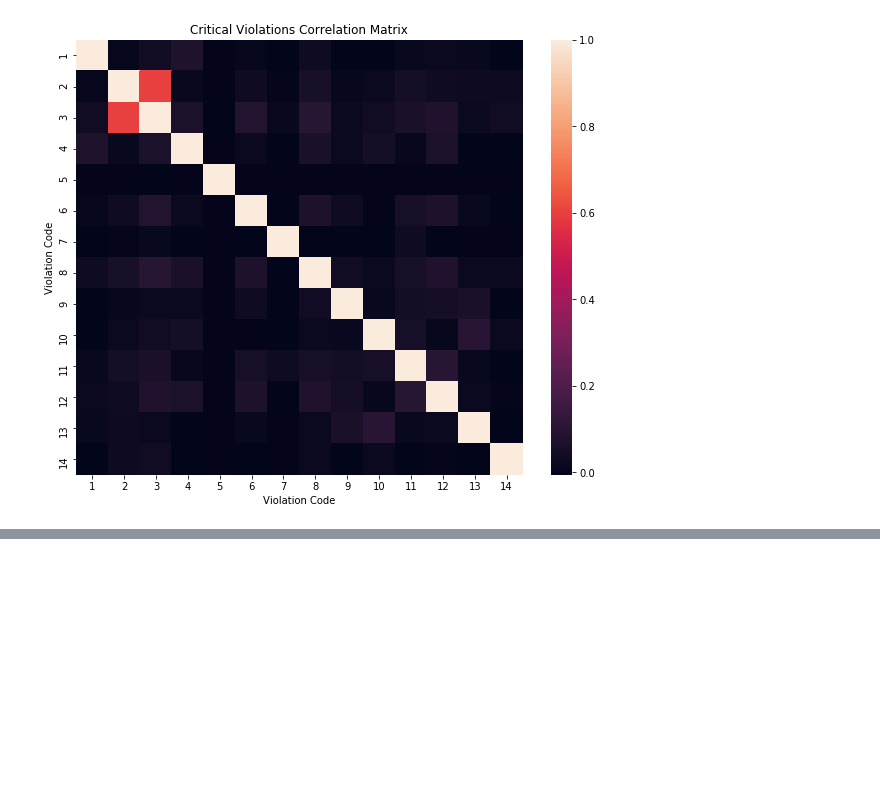
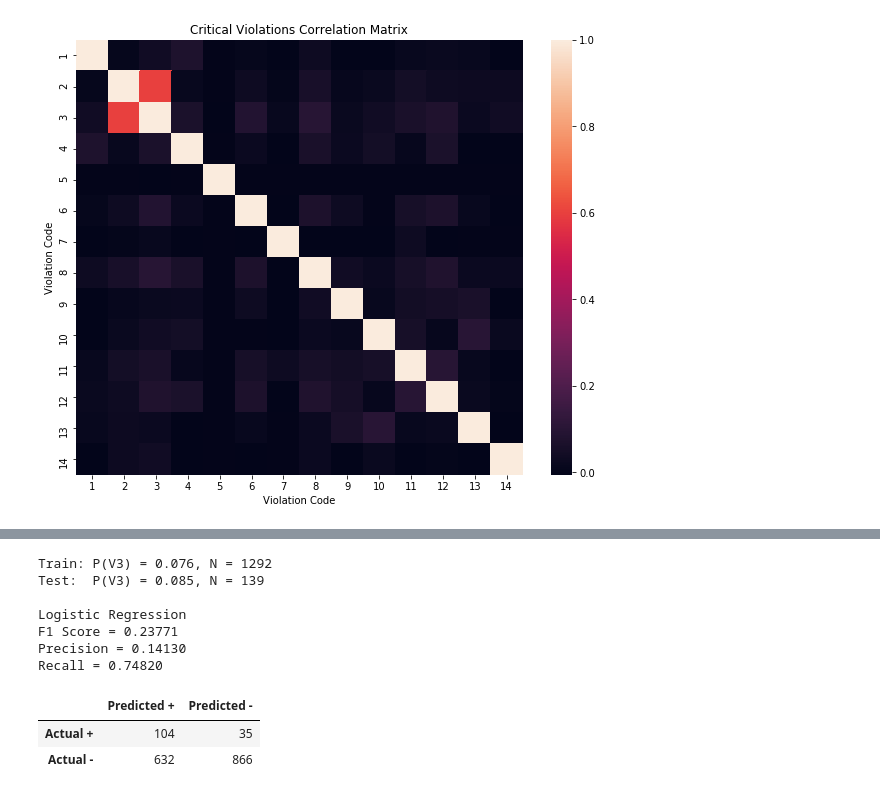
Before and after one commit to vingkan/foodinspectionforecasting, a Jupyter notebook: IIT/13_violations.ipynb, the cells around one changed output, grey strips where cells are left out. Saved outputs shown, nothing was run; the diff lists cells and outputs as text; code cells hidden in the pictures; blank space fills up the shorter version.

```diff
--- a/IIT/13_violations.ipynb
+++ b/IIT/13_violations.ipynb
@@ -120,0 +169,23 @@ plt.show()
+# %%
+code = 3
+y_train = crit_train[:][code]
+y_test = crit_test[:][code]
+print("Train: P(V{0}) = {1:.3f}, N = {2}".format(code, y_train.mean(), y_train.sum()))
+print("Test:  P(V{0}) = {1:.3f}, N = {2}\n".format(code, y_test.mean(), y_test.sum()))
+
+print("Logistic Regression")
+clf = LogisticRegression(solver="lbfgs", penalty="l2", class_weight="balanced", max_iter=2000)
+clf.fit(X_train, y_train)
+yh = clf.predict(X_test)
+evaluate_model(y_test, yh)
+# %% [output]
+Train: P(V3) = 0.076, N = 1292
+Test:  P(V3) = 0.085, N = 139
+
+Logistic Regression
+F1 Score = 0.23771
+Precision = 0.14130
+Recall = 0.74820
+|  | Predicted + | Predicted - |
+| Actual + | 104 | 35 |
+| Actual - | 632 | 866 |
```
Also changed, not shown: parts of 10 cells of this notebook.
